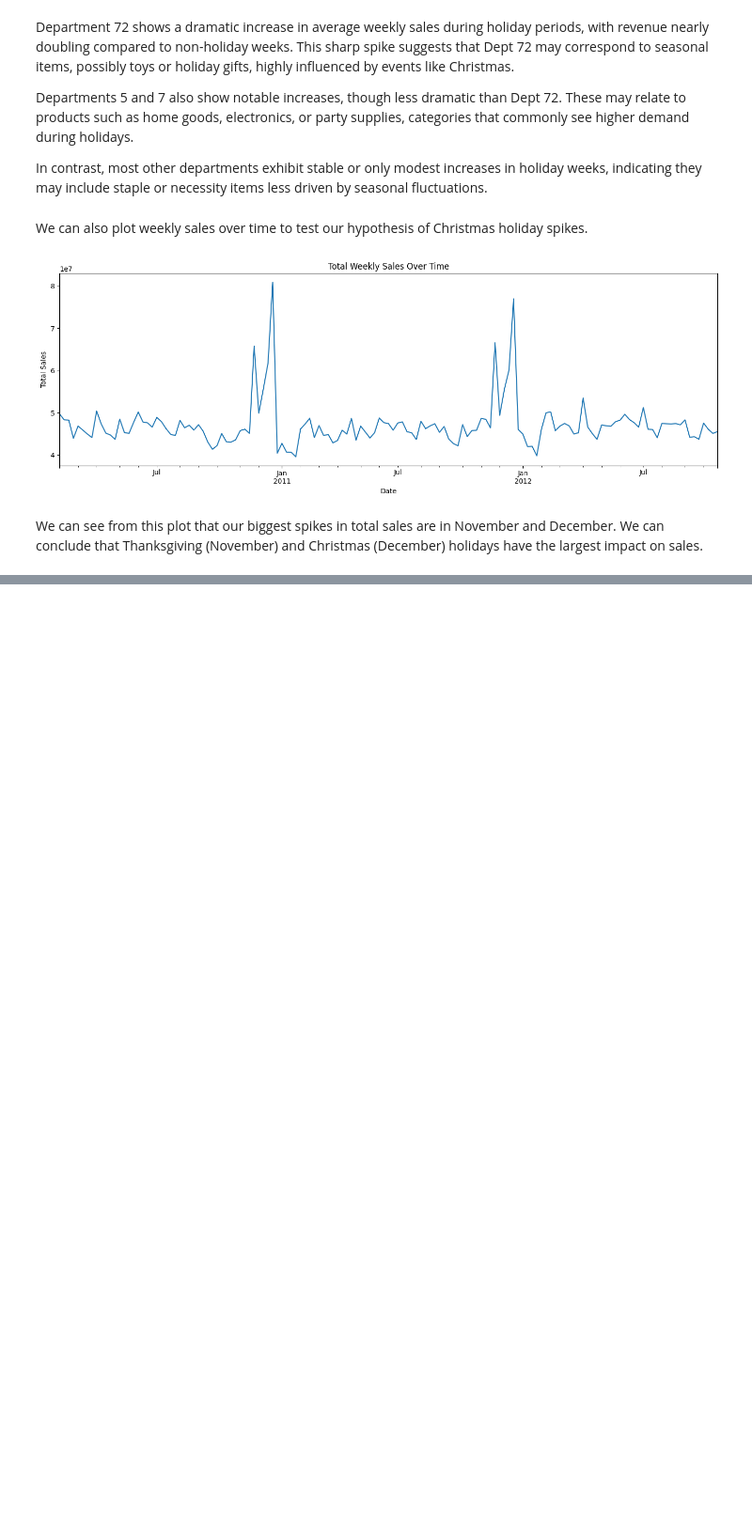
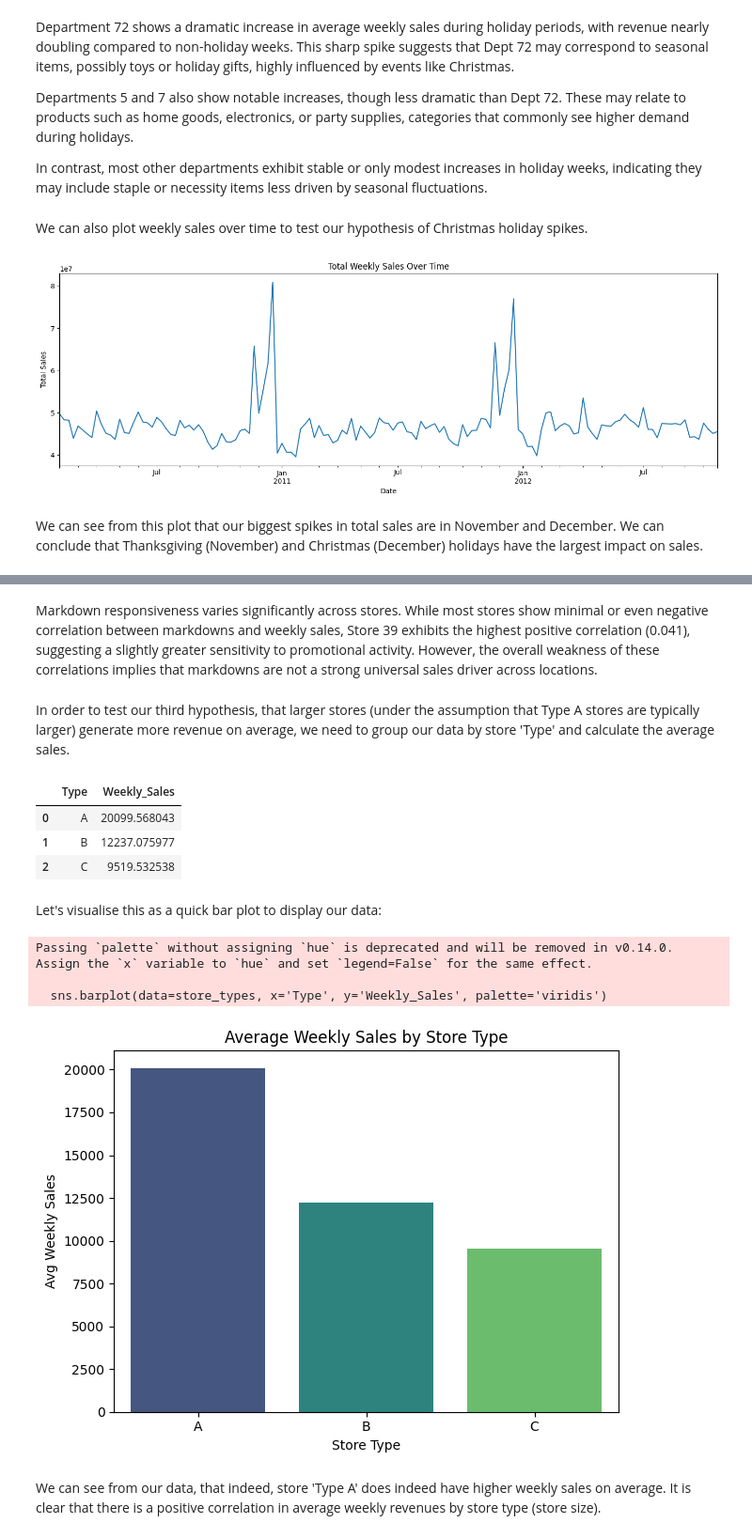
Before and after one commit to Richard-wv/wmca-da-project1, a Jupyter notebook: jupyter_notebooks/wmca-da-project1.ipynb, the cells around one changed output, grey strips where cells are left out. Shown: that part at 94% size. Saved outputs shown, nothing was run; the diff lists cells and outputs as text; code cells hidden in the pictures; blank space fills up the shorter version.

```diff
--- a/jupyter_notebooks/wmca-da-project1.ipynb
+++ b/jupyter_notebooks/wmca-da-project1.ipynb
@@ -448,0 +538,31 @@ We can conclude that Thanksgiving (November) and Christmas (December) holidays h
+# %% [markdown]
+Markdown responsiveness varies significantly across stores. While most stores show minimal or even negative correlation between markdowns and weekly sales, Store 39 exhibits the highest positive correlation (0.041), suggesting a slightly greater sensitivity to promotional activity.
+However, the overall weakness of these correlations implies that markdowns are not a strong universal sales driver across locations.
+# %% [markdown]
+In order to test our third hypothesis, that larger stores (under the assumption that Type A stores are typically larger) generate more revenue on average, we need to group our data by store 'Type' and calculate the average sales.
+# %%
+# Calculate average weekly sales by store type
+store_types = df.groupby('Type')['Weekly_Sales'].mean().reset_index().sort_values('Weekly_Sales', ascending=False)
+store_types
+# %% [output]
+|  | Type | Weekly_Sales |
+| 0 | A | 20099.568043 |
+| 1 | B | 12237.075977 |
+| 2 | C | 9519.532538 |
+# %% [markdown]
+Let's visualise this as a quick bar plot to display our data:
+# %%
+# Plotting average weekly sales by store type
+sns.barplot(data=store_types, x='Type', y='Weekly_Sales', palette='viridis')
+plt.title('Average Weekly Sales by Store Type')
+plt.ylabel('Avg Weekly Sales')
+plt.xlabel('Store Type')
+plt.tight_layout()
+plt.show()
+# %% [output]
+Passing `palette` without assigning `hue` is deprecated and will be removed in v0.14.0. Assign the `x` variable to `hue` and set `legend=False` for the same effect.
+
+  sns.barplot(data=store_types, x='Type', y='Weekly_Sales', palette='viridis')
+[figure, added]
+# %% [markdown]
+We can see from our data, that indeed, store 'Type A' does indeed have higher weekly sales on average. It is clear that there is a positive correlation in average weekly revenues by store type (store size).
```
Also changed, not shown: parts of 12 cells of this notebook, 1 other file.
